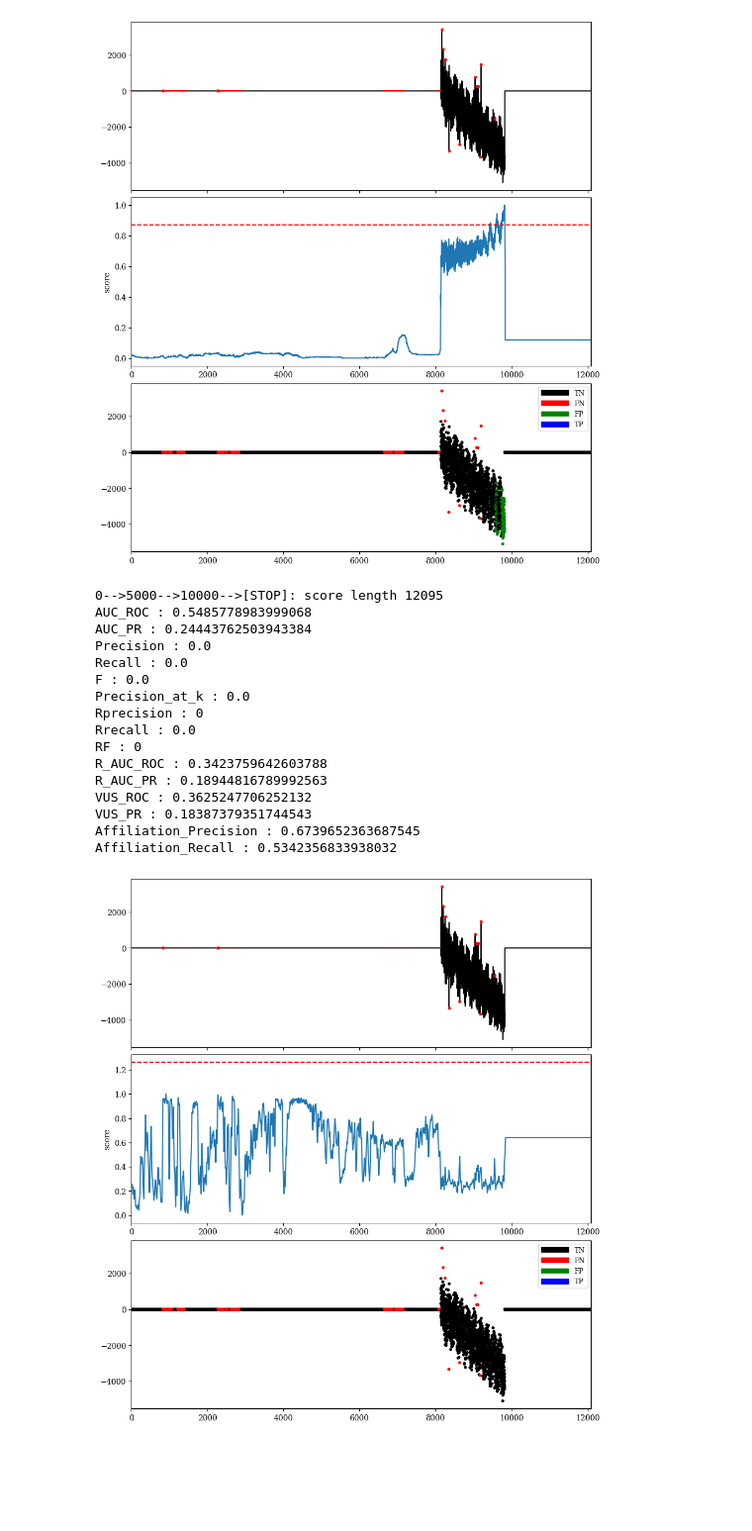
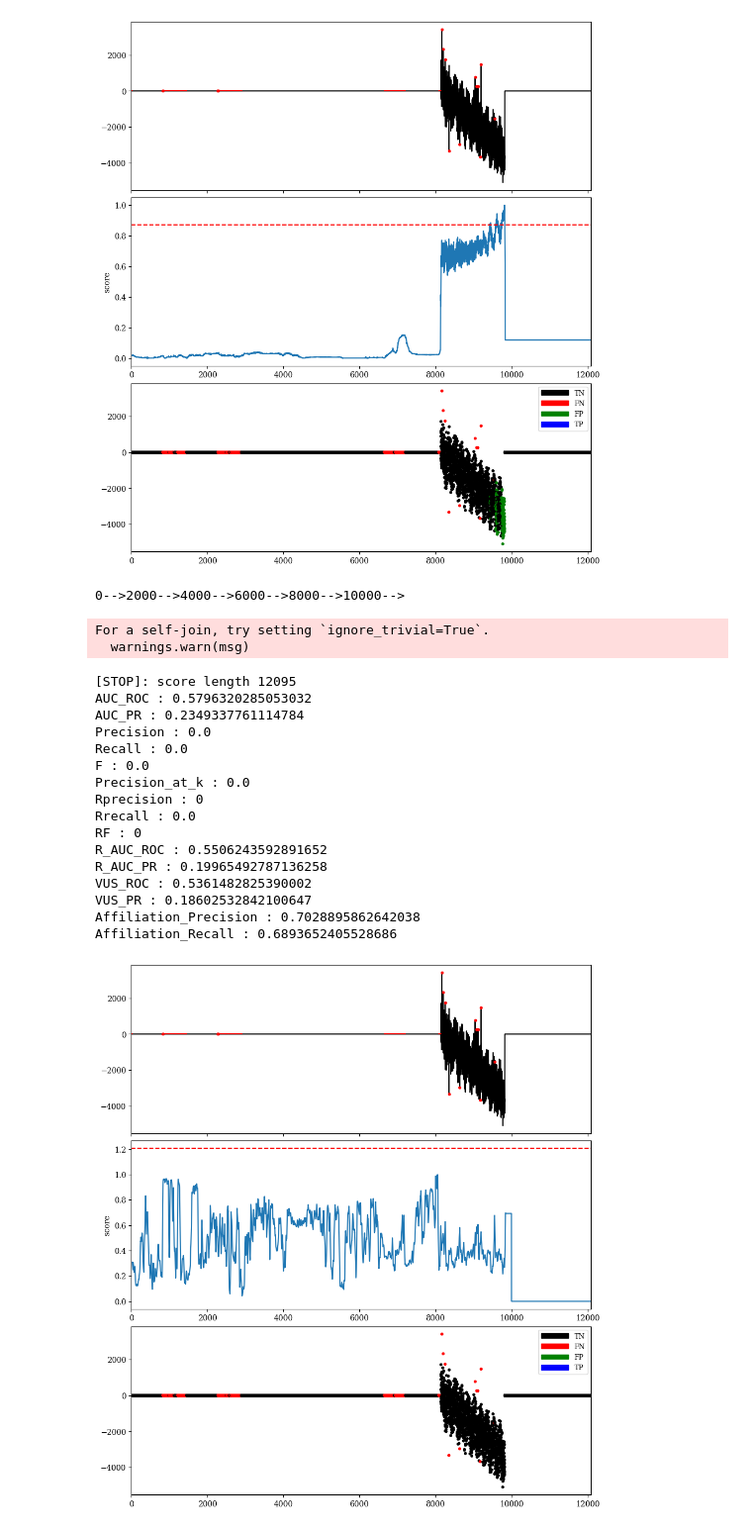
Before and after one commit to lazarosgogos/TSB-UAD, a Jupyter notebook: trees.ipynb, the cells around one changed output. Shown at 99% size. Cells and saved outputs as stored; diff of their text form; code cells hidden in the pictures; blank space fills up the shorter version.

Commit message:
changed batch size of SAND in Normality 3 back to 2000

```diff
--- a/trees.ipynb
+++ b/trees.ipynb
@@ -402,25 +402,28 @@ Affiliation_Recall : 0.3531142365097589
 # %%
 # Run SAND (online - baseline)
 modelName = 'SAND (online - baseline)'
 data, labels = load_dataset(normality3)
 X_data, w =  preprocess(data)
-score = run_sand(data, w, init_length=5000, batch_size=5000, verbose=True)
+score = run_sand(data, w, init_length=2000, batch_size=2000, verbose=True)
 evaluate(score, data, labels, modelName, w, name=None,apply_sliding_window=False)
 # %% [output]
-0-->5000-->10000-->[STOP]: score length 12095
-AUC_ROC : 0.5485778983999068
-AUC_PR : 0.24443762503943384
-Precision : 0.0
-Recall : 0.0
-F : 0.0
-Precision_at_k : 0.0
-Rprecision : 0
-Rrecall : 0.0
-RF : 0
-R_AUC_ROC : 0.3423759642603788
-R_AUC_PR : 0.18944816789992563
-VUS_ROC : 0.3625247706252132
-VUS_PR : 0.18387379351744543
-Affiliation_Precision : 0.6739652363687545
-Affiliation_Recall : 0.5342356833938032
+0-->2000-->4000-->6000-->8000-->10000-->
+For a self-join, try setting `ignore_trivial=True`.
+  warnings.warn(msg)
+[STOP]: score length 12095
+AUC_ROC : 0.5796320285053032
+AUC_PR : 0.2349337761114784
+Precision : 0.0
+Recall : 0.0
+F : 0.0
+Precision_at_k : 0.0
+Rprecision : 0
+Rrecall : 0.0
+RF : 0
+R_AUC_ROC : 0.5506243592891652
+R_AUC_PR : 0.19965492787136258
+VUS_ROC : 0.5361482825390002
+VUS_PR : 0.18602532842100647
+Affiliation_Precision : 0.7028895862642038
+Affiliation_Recall : 0.6893652405528686
-[figure, old version]
+[figure, new version]
```
